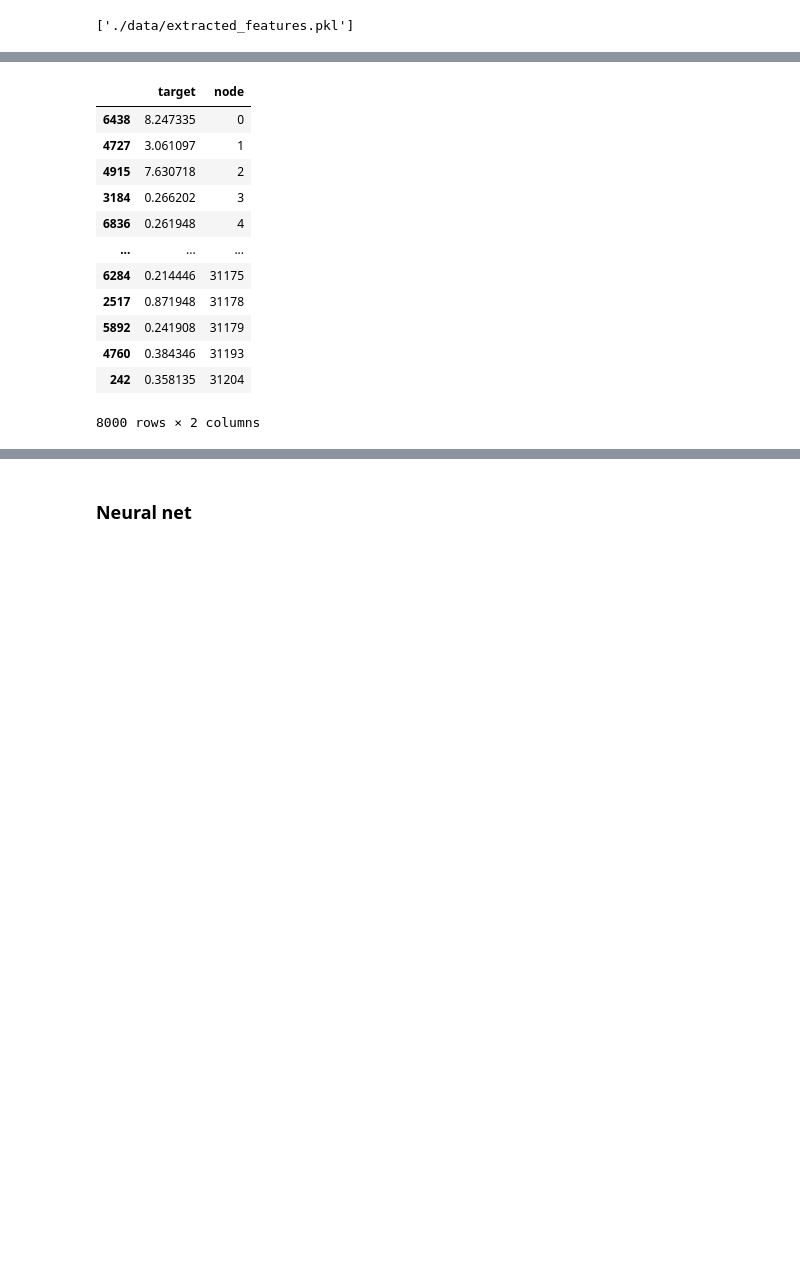
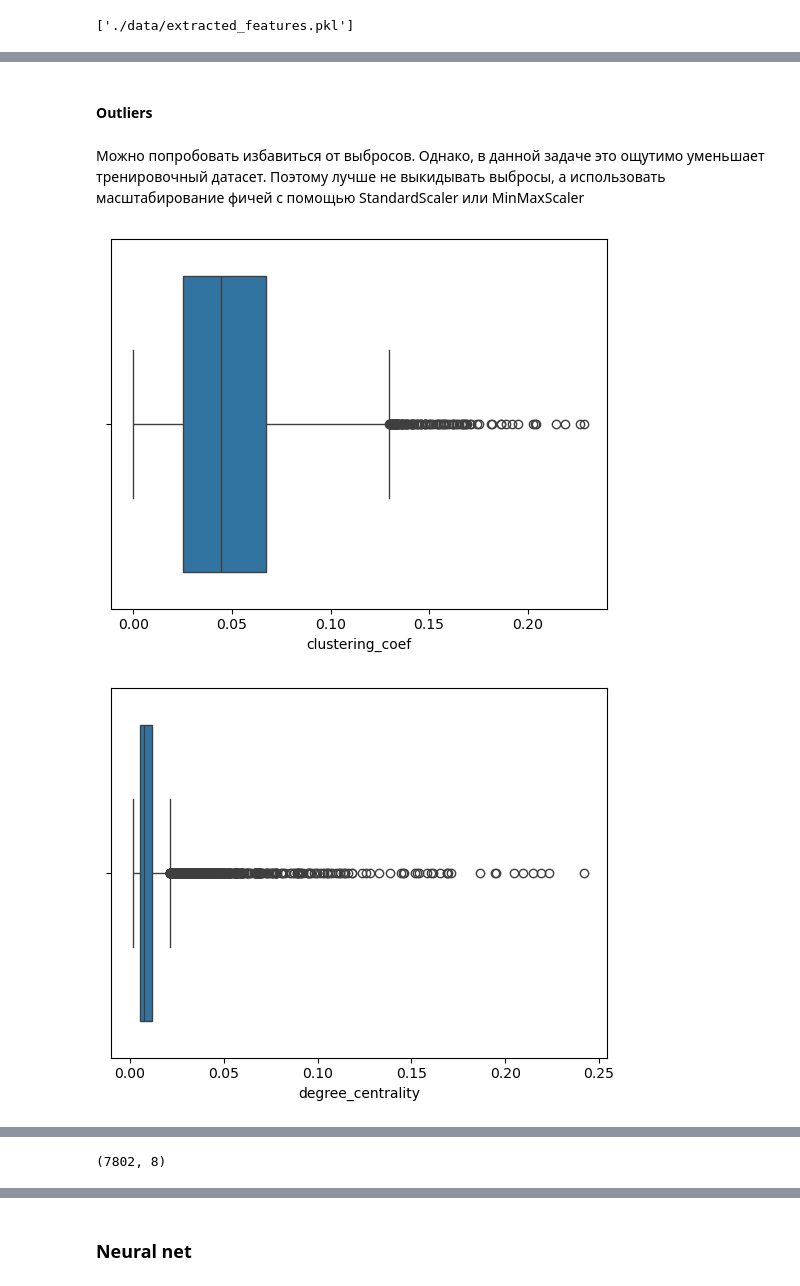
Before and after one commit to GlebZherr/proteins, a Jupyter notebook: proteins_expression_level.ipynb, the cells around one changed output, grey strips where cells are left out. Saved outputs shown, nothing was run; the diff lists cells and outputs as text; code cells hidden in the pictures; blank space fills up the shorter version.

```diff
--- a/proteins_expression_level.ipynb
+++ b/proteins_expression_level.ipynb
@@ -383,17 +403,12 @@ X_train
 8000 rows × 8 columns
-# %%
-train.sort_values('node')
-# %% [output]
-|  | target | node |
-| 6438 | 8.247335 | 0 |
-| 4727 | 3.061097 | 1 |
-| 4915 | 7.630718 | 2 |
-| 3184 | 0.266202 | 3 |
-| 6836 | 0.261948 | 4 |
-| ... | ... | ... |
-| 6284 | 0.214446 | 31175 |
-| 2517 | 0.871948 | 31178 |
-| 5892 | 0.241908 | 31179 |
-| 4760 | 0.384346 | 31193 |
-| 242 | 0.358135 | 31204 |
-8000 rows × 2 columns
+# %% [markdown]
+#### Outliers
+# %% [markdown]
+Можно попробовать избавиться от выбросов. Однако, в данной задаче это ощутимо уменьшает тренировочный датасет. Поэтому лучше не выкидывать выбросы, а использовать масштабирование фичей с помощью StandardScaler или MinMaxScaler
+# %%
+for col in X_train.columns:
+    sns.boxplot(X_train, x=col)
+    plt.show();
+# %% [output]
+[figure, added]
+[figure, added]
@@ -399,0 +430,4 @@ train.sort_values('node')
+# %%
+X_train.shape
+# %% [output]
+(7802, 8)
```
Also changed, not shown: parts of 101 cells of this notebook.
